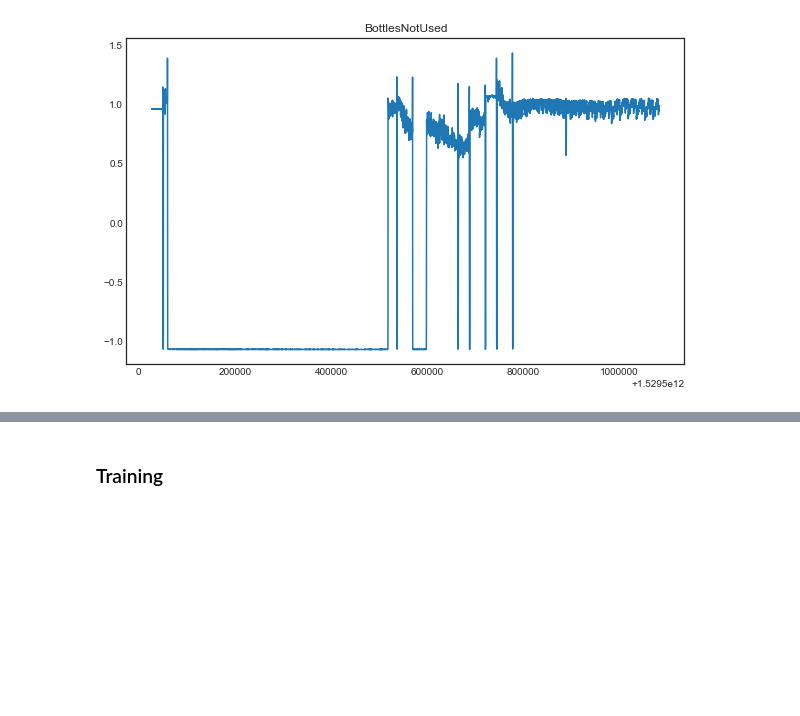
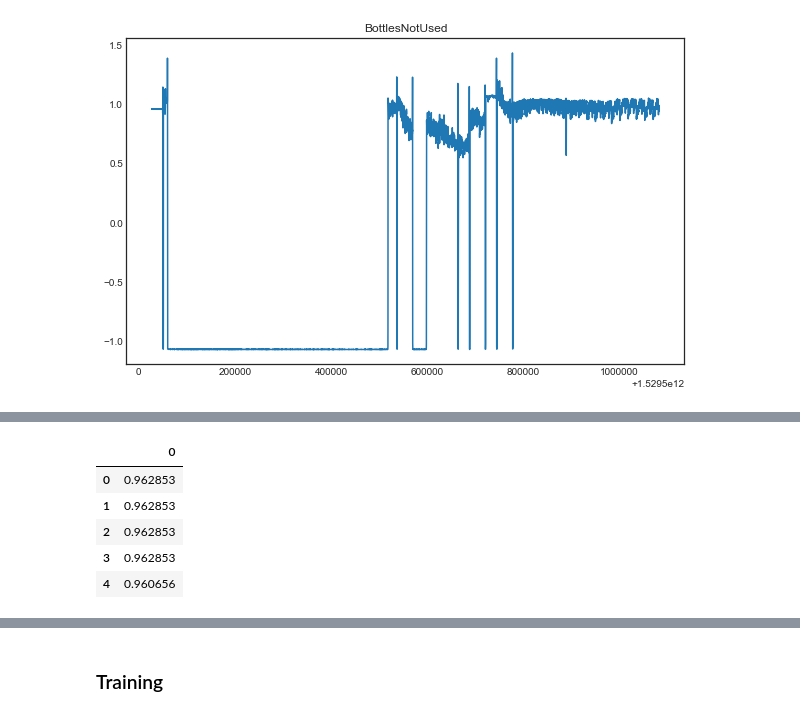
Before and after one commit to lisaong/diec, a Jupyter notebook: day3/Anomaly_detection_train.ipynb, the cells around one changed output, grey strips where cells are left out. Cells and saved outputs as stored; diff of their text form; code cells hidden in the pictures; blank space fills up the shorter version.

```diff
--- a/day3/Anomaly_detection_train.ipynb
+++ b/day3/Anomaly_detection_train.ipynb
@@ -320,0 +181,10 @@ class VAE(object):
+# %%
+df_series = pd.DataFrame(scaled_df1[:, df1.columns == series])
+df_series.head()
+# %% [output]
+|  | 0 |
+| 0 | 0.962853 |
+| 1 | 0.962853 |
+| 2 | 0.962853 |
+| 3 | 0.962853 |
+| 4 | 0.960656 |
```
Also changed, not shown: parts of 28 cells of this notebook, 3 other files.
